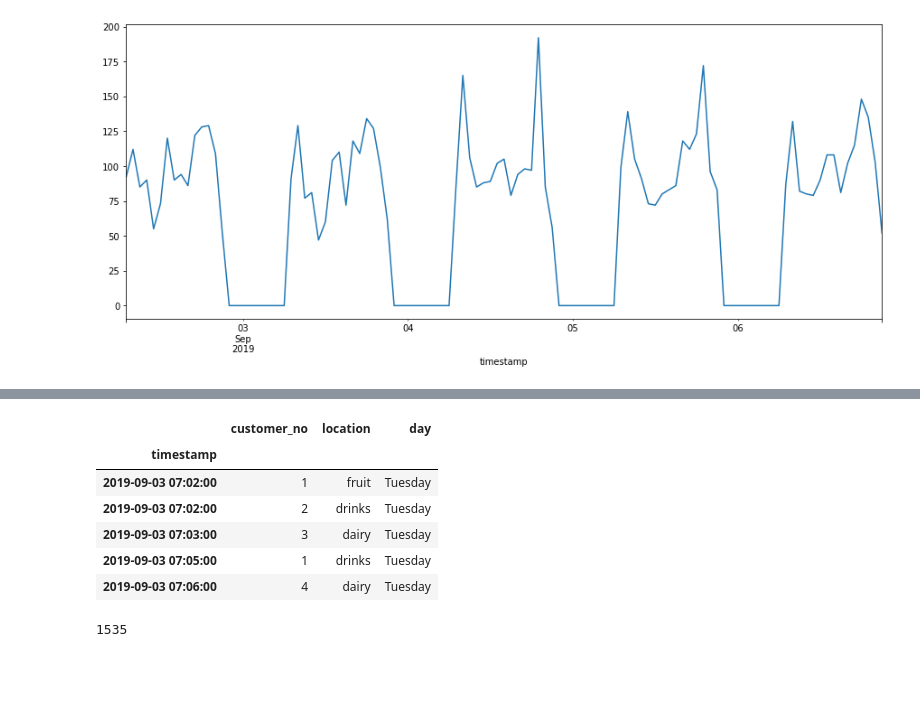
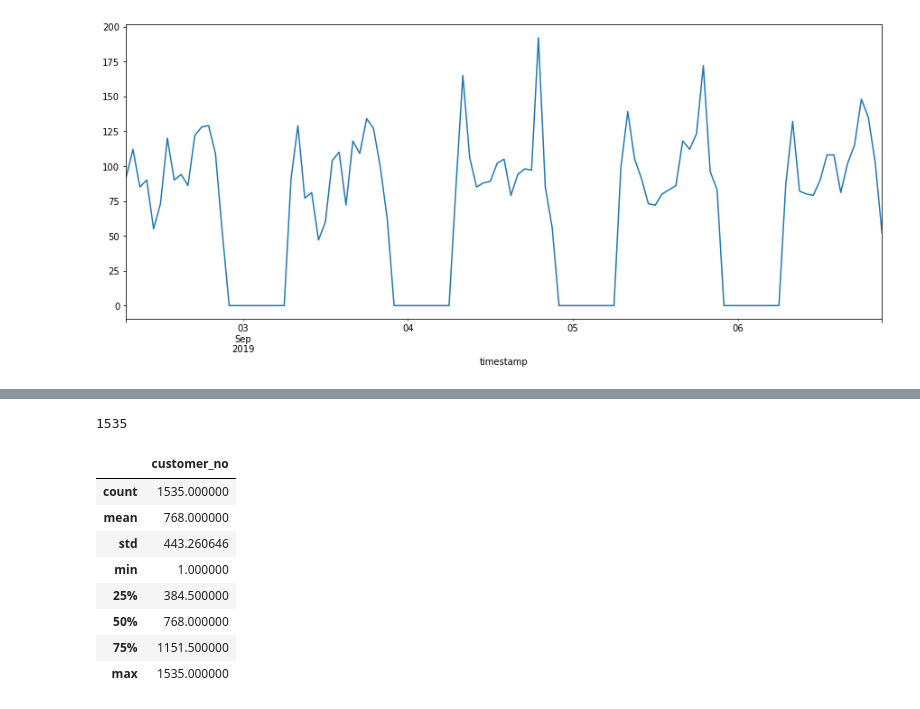
Before and after one commit to Jamsheeda-K/J3L, a Jupyter notebook: notebooks/lutz/explore_all_doodl_data.ipynb, the cells around one changed output, grey strips where cells are left out. Cells and saved outputs as stored; diff of their text form; code cells hidden in the pictures; blank space fills up the shorter version.

```diff
--- a/notebooks/lutz/explore_all_doodl_data.ipynb
+++ b/notebooks/lutz/explore_all_doodl_data.ipynb
@@ -107,19 +129,21 @@ Name: timestamp, Length: 7445, dtype: datetime64[ns]
-# %%
-frame.head()
-# %% [output]
-|  | customer_no | location | day |
-| timestamp |  |  |  |
-| 2019-09-03 07:02:00 | 1 | fruit | Tuesday |
-| 2019-09-03 07:02:00 | 2 | drinks | Tuesday |
-| 2019-09-03 07:03:00 | 3 | dairy | Tuesday |
-| 2019-09-03 07:05:00 | 1 | drinks | Tuesday |
-| 2019-09-03 07:06:00 | 4 | dairy | Tuesday |
 # %%
 # Calculate the total number of customers in the supermarket over time.
 frame_all_cust = frame.drop_duplicates(['customer_no'])
 frame_all_cust['customer_no'].count()
 # %% [output]
 1535
+# %%
+frame_all_cust.describe()
+# %% [output]
+|  | customer_no |
+| count | 1535.000000 |
+| mean | 768.000000 |
+| std | 443.260646 |
+| min | 1.000000 |
+| 25% | 384.500000 |
+| 50% | 768.000000 |
+| 75% | 1151.500000 |
+| max | 1535.000000 |
 # %%
 #Our business managers think that the first section customers visit follows a different pattern than the
 #following ones. Plot the distribution of customers of their first visited section versus following sections
```
Also changed, not shown: parts of 11 cells of this notebook, 1 other file.
